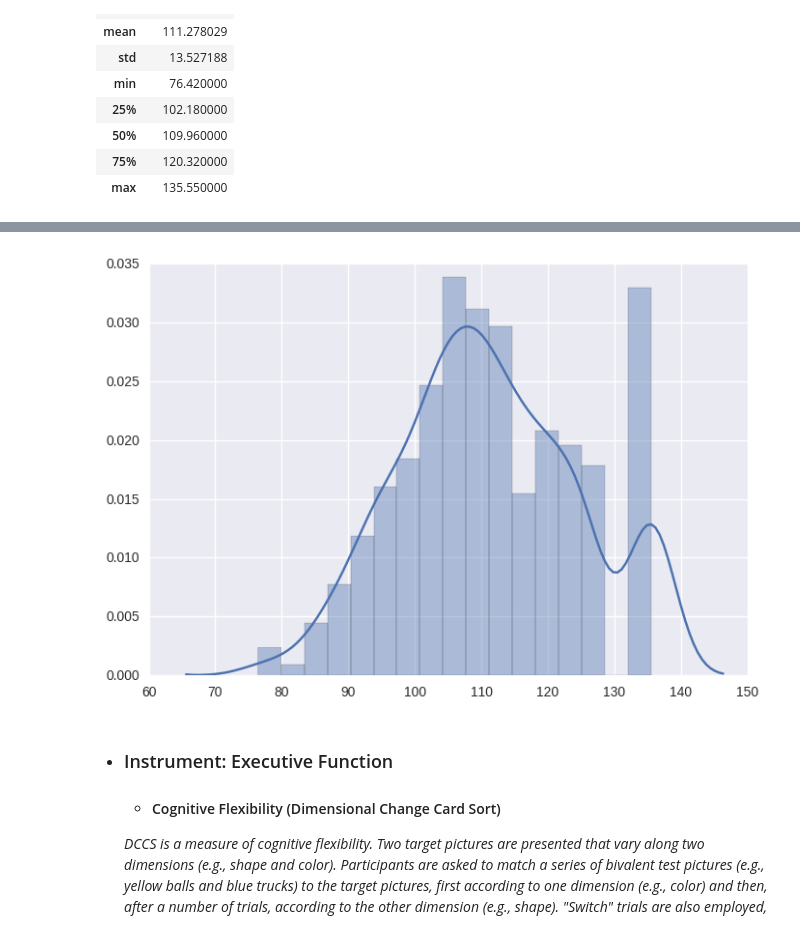
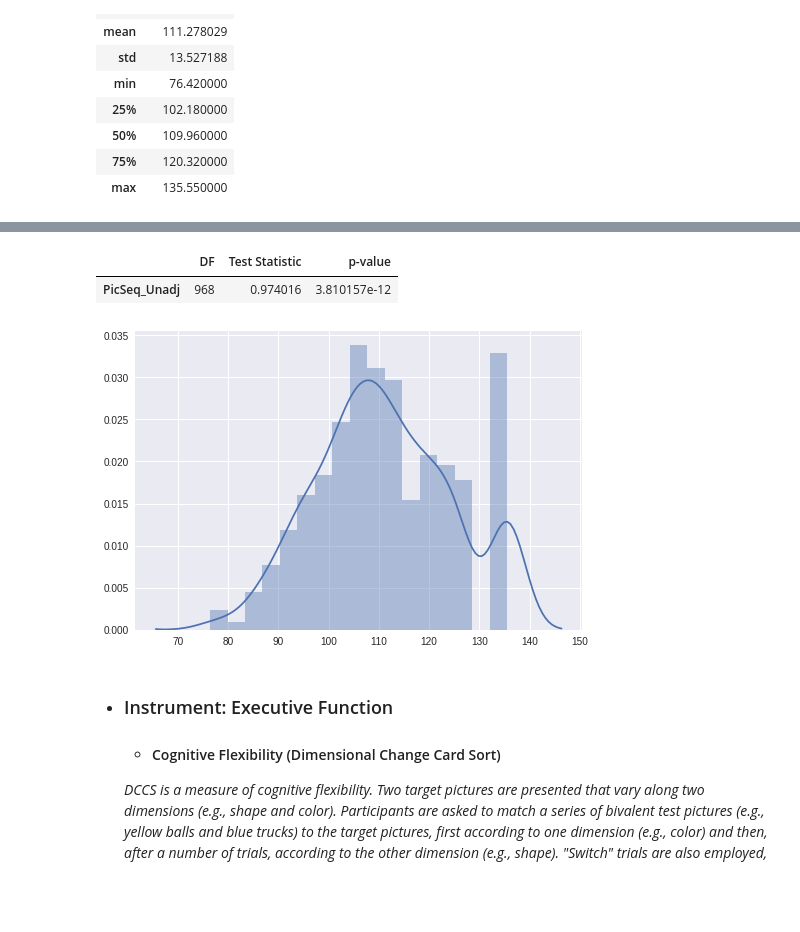
Before and after one commit to SIMEXP/hcp, a Jupyter notebook: HCP_pheno-corr_all.ipynb, the cells around one changed output, grey strips where cells are left out. Drawn from its saved outputs; the diff is of its cells as text; code cells hidden in the pictures; blank space fills up the shorter version.

```diff
--- a/HCP_pheno-corr_all.ipynb
+++ b/HCP_pheno-corr_all.ipynb
@@ -211,19 +214,12 @@ data_cog_EpMem.describe()
 | 75% | 120.320000 |
 | max | 135.550000 |
 # %%
-# Test for normality
+# shapiro test
 x = data_cog_EpMem.PicSeq_Unadj.dropna()
-
 shapiro_results = scipy.stats.shapiro(x)
-
-matrix_sw = [
-    ['', 'DF', 'Test Statistic', 'p-value'],
-    ['PicSeq_Unadj', len(x) - 1, shapiro_results[0], shapiro_results[1]]
-]
-
-shapiro_table = FF.create_table(matrix_sw, index=True)
-iplot(shapiro_table, filename='shapiro-table')
-
+# Result Table
+dict_sw = {'DF':[len(x) - 1],'Test Statistic': [shapiro_results[0]],'p-value': [shapiro_results[1]]}
+display(pd.DataFrame(dict_sw,index=['PicSeq_Unadj']))
 # Plot distribution
 sns.distplot(data_cog_EpMem.loc[~data_cog_EpMem.PicSeq_Unadj.isnull()].PicSeq_Unadj.as_matrix());
 # %% [output]
@@ -231,4 +226,6 @@ sns.distplot(data_cog_EpMem.loc[~data_cog_EpMem.PicSeq_Unadj.isnull()].PicSeq_Un
+|  | DF | Test Statistic | p-value |
+| PicSeq_Unadj | 968 | 0.974016 | 3.810157e-12 |
-[figure, old version]
+[figure, new version]
 # %% [markdown]
 - ### Instrument: Executive Function
 
```
Also changed, not shown: parts of 17 cells of this notebook.
